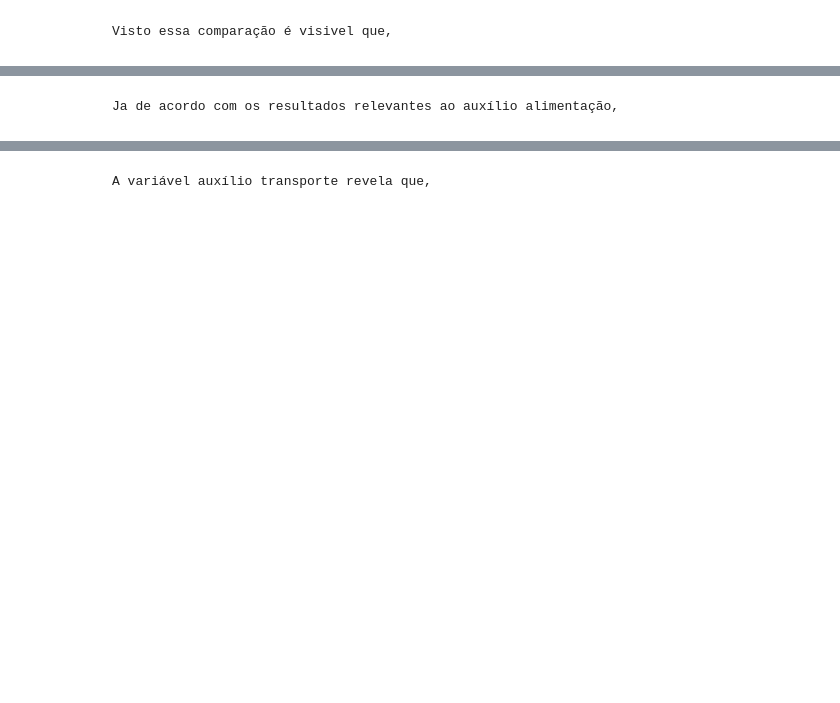
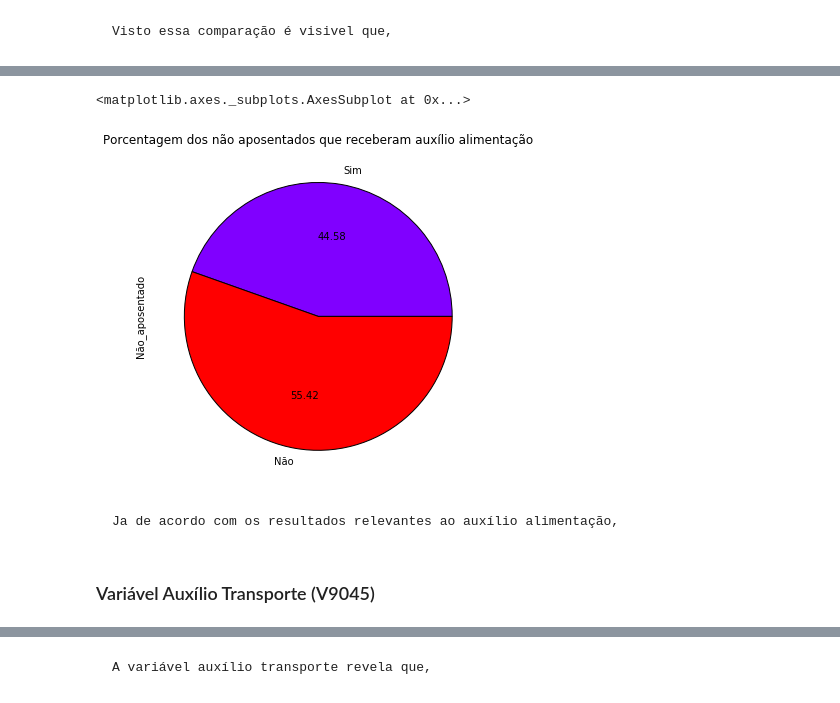
Before and after one commit to carletti/CD, a Jupyter notebook: Projeto1/Projeto1_final.ipynb, the cells around one changed output, grey strips where cells are left out. Cells and saved outputs as stored; diff of their text form; code cells hidden in the pictures; blank space fills up the shorter version.

```diff
--- a/Projeto1/Projeto1_final.ipynb
+++ b/Projeto1/Projeto1_final.ipynb
@@ -96,2 +140,7 @@ auxilioalimentacaopopulacaopie = auxilioalimentacaopopulacao.plot(kind='pie',tit
+# %%
+tcaa.Não_aposentado.plot.pie(title= 'Porcentagem dos não aposentados que receberam auxílio alimentação', figsize=(6,6), colormap="rainbow", autopct="%0.2f")
+# %% [output]
+<matplotlib.axes._subplots.AxesSubplot at 0x...>
+[figure, added]
 # %% [markdown]
     Ja de acordo com os resultados relevantes ao auxílio alimentação,
@@ -108,0 +147,2 @@ auxiliotransportepopulacaopie = auxiliotransportepopulacao.plot(kind='pie',title
+# %% [markdown]
+### Variável Auxílio Transporte (V9045)
```
Also changed, not shown: parts of 43 cells of this notebook, 1 other file.
